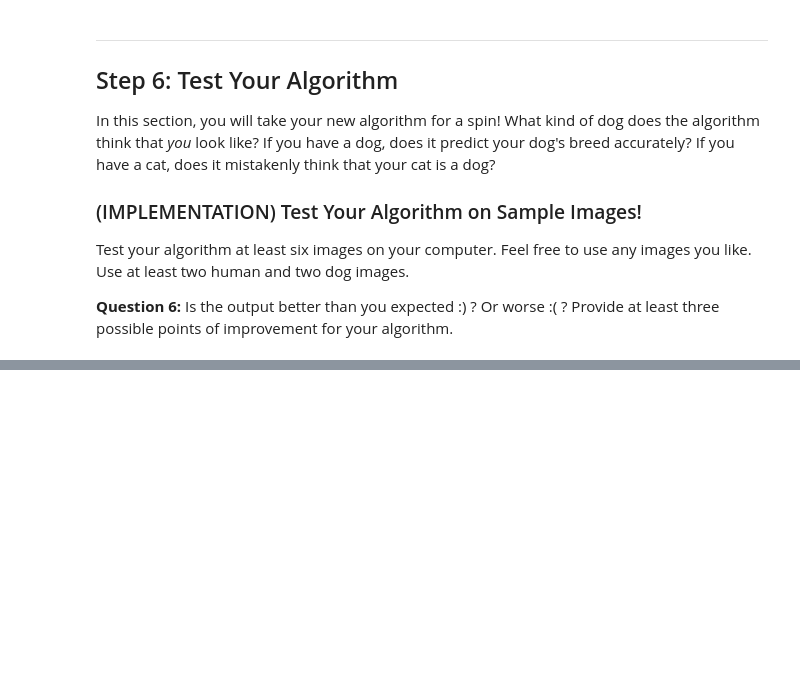
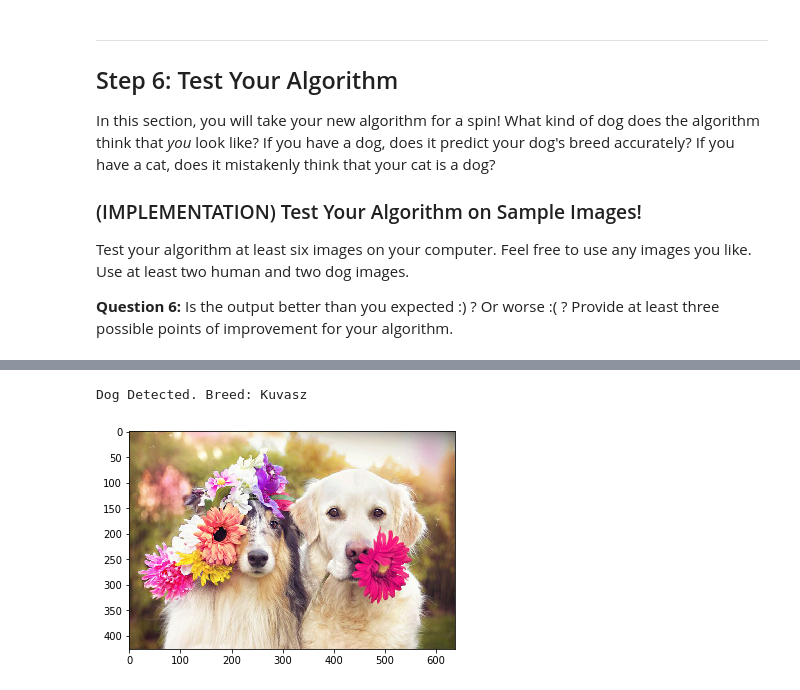
Before and after one commit to pareshppp/UdacityProjects, a Jupyter notebook: Deep-Learning-Nanodegree/deep-learning-v2-pytorch/project-dog-classification/dog_app.ipynb, the cells around one changed output, grey strips where cells are left out. Drawn from its saved outputs; the diff is of its cells as text; code cells hidden in the pictures; blank space fills up the shorter version.

```diff
--- a/Deep-Learning-Nanodegree/deep-learning-v2-pytorch/project-dog-classification/dog_app.ipynb
+++ b/Deep-Learning-Nanodegree/deep-learning-v2-pytorch/project-dog-classification/dog_app.ipynb
@@ -924,0 +1049,7 @@ for file in np.hstack((human_files[:3], dog_files[:3])):
+# %%
+img_file = 'images/dog3.jpg'
+plt.imshow(Image.open(img_file))
+run_app(img_file)
+# %% [output]
+Dog Detected. Breed: Kuvasz
+[figure, added]
```
Also changed, not shown: parts of 26 cells of this notebook, 7 other files.
